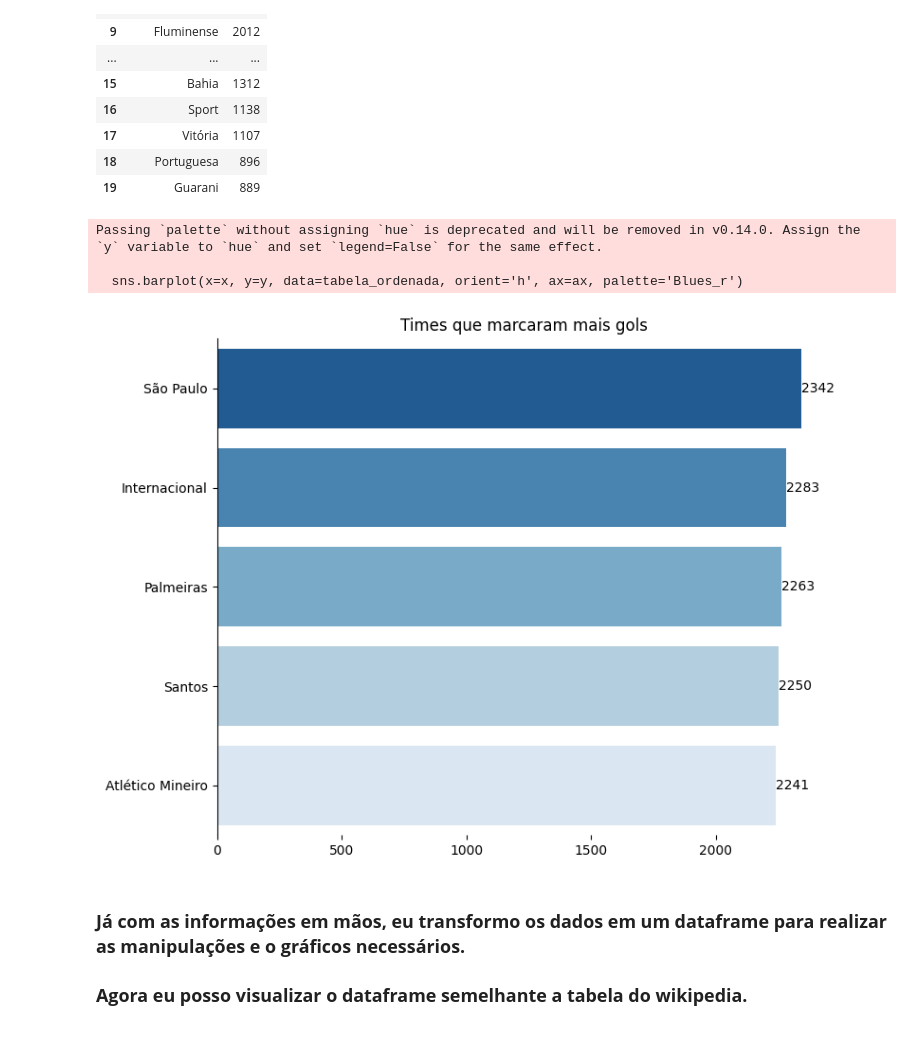
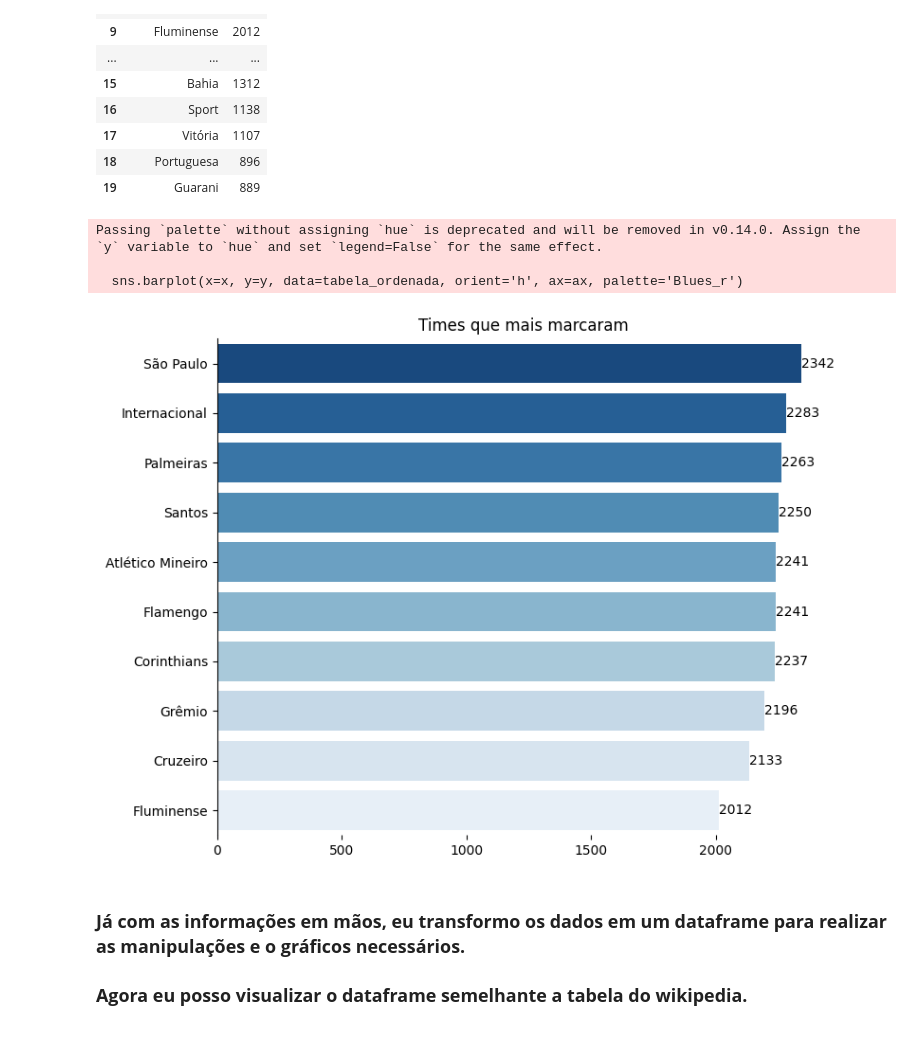
Before and after one commit to hugodevelopment/Web-Scraping, a Jupyter notebook: Análise_Histórica_Brasileirão.ipynb, the cells around one changed output. Drawn from its saved outputs; the diff is of its cells as text; code cells hidden in the pictures.

Commit message:
melhorando os graficos

```diff
--- a/Análise_Histórica_Brasileirão.ipynb
+++ b/Análise_Histórica_Brasileirão.ipynb
@@ -40,12 +40,12 @@ Separei o projeto em 3 etapas:
 # %% [markdown]
 **Função para gráfico de barras verticais(bar)**
 # %%
-def grafico_barras(tabela, x, y):
+def grafico_barras(tabela, x, y, titulo, valor):
     fig, ax = plt.subplots(figsize=(8, 6))
-    tabela_ordenada = tabela.sort_values(by=x, ascending=False)[:5]
+    tabela_ordenada = tabela.sort_values(by=x, ascending=False)[:valor]
 
     sns.barplot(x=x, y=y, data=tabela_ordenada, orient='h', ax=ax, palette='Blues_r')
-    ax.set_title('Times que marcaram mais gols', fontsize=12)
+    ax.set_title(titulo, fontsize=12)
     ax.spines[['bottom', 'top', 'right']].set_visible(False)
     ax.set_ylabel('')
     ax.set_xlabel('')
@@ -137,12 +137,12 @@ Maiores_pontuacoes
 | 18 | Portuguesa | 896 |
 | 19 | Guarani | 889 |
 # %%
-grafico_barras(Maiores_pontuacoes,'Pts','Clube')
+grafico_barras(Maiores_pontuacoes,'Pts','Clube', "Times que mais marcaram", 10)
 # %% [output]
 Passing `palette` without assigning `hue` is deprecated and will be removed in v0.14.0. Assign the `y` variable to `hue` and set `legend=False` for the same effect.
 
   sns.barplot(x=x, y=y, data=tabela_ordenada, orient='h', ax=ax, palette='Blues_r')
-[figure, old version]
+[figure, new version]
 # %% [markdown]
 **<h3>Já com as informações em mãos, eu transformo os dados em um dataframe para realizar as manipulações e o gráficos necessários.</h3>**
 
```
